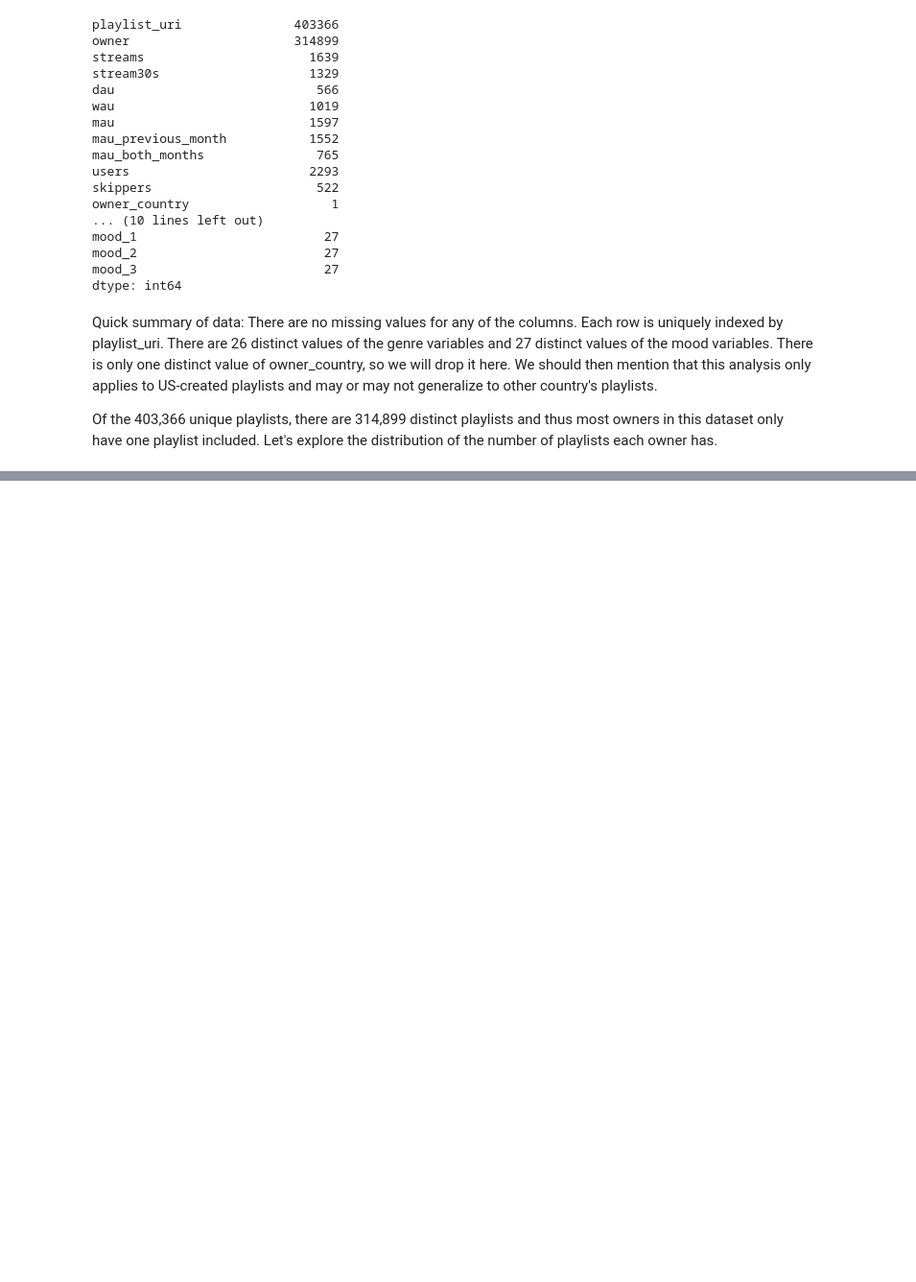
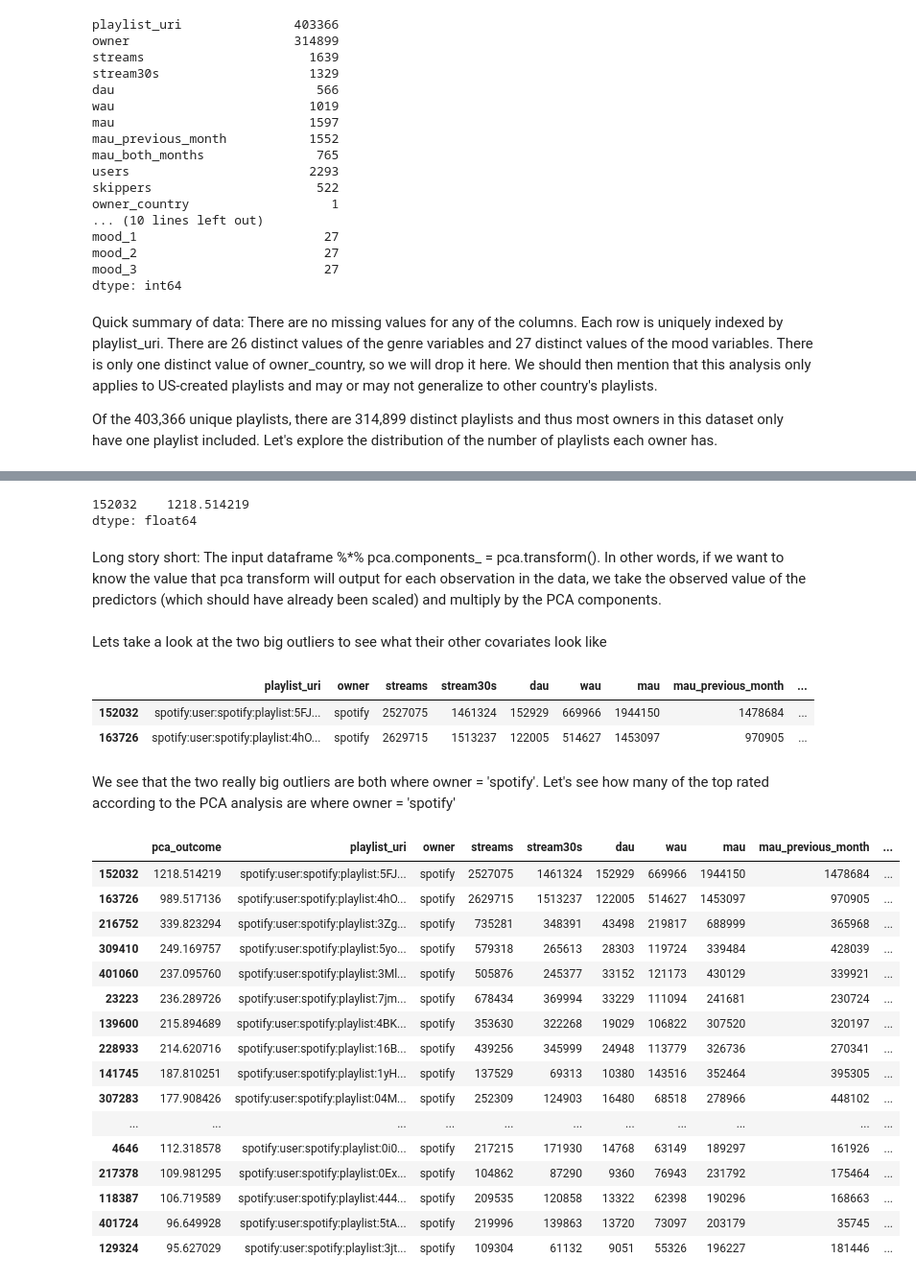
Before and after one commit to briedle-lilly/spotify_work, a Jupyter notebook: explore_data.ipynb, the cells around one changed output, grey strips where cells are left out. Shown at 96% size. Cells and saved outputs as stored; diff of their text form; code cells hidden in the pictures; blank space fills up the shorter version.

```diff
--- a/explore_data.ipynb
+++ b/explore_data.ipynb
@@ -85,0 +162,5 @@ data.head()
+# %%
+outcomes = (data.
+           set_index('playlist_uri').
+           loc[:, ['streams', 'stream30s', 'dau', 'wau', 'mau', 'mau_previous_month', 'mau_both_months', 'users',
+                  'monthly_stream30s', 'monthly_owner_stream30s']])
@@ -85,0 +193,2 @@ data.head()
+# %%
+outcomes = outcomes.drop(columns = 'monthly_owner_stream30s')
@@ -85,0 +211,6 @@ data.head()
+# %%
+outcomes_scaled = preprocessing.scale(outcomes)
+#pca = decomposition.PCA(n_components = 'mle')
+pca = decomposition.PCA(n_components = 1)
+pca.fit(outcomes_scaled)
+outcomes_pca = pca.transform(outcomes_scaled)
@@ -85,0 +239,3 @@ data.head()
+# %%
+outcomes_pca_df = pd.DataFrame(outcomes_pca)
+outcomes_pca_df = outcomes_pca_df.rename(columns = {0: 'pca_outcome'})
@@ -85,0 +259,39 @@ data.head()
+# %%
+biggest_multiplied.sum(axis = 1)
+# %% [output]
+152032    1218.514219
+dtype: float64
+# %% [markdown]
+Long story short: The input dataframe %*% pca.components_ = pca.transform().  In other words, if we want to know the value that pca transform will output for each observation in the data, we take the observed value of the predictors (which should have already been scaled) and multiply by the PCA components.
+# %% [markdown]
+Lets take a look at the two big outliers to see what their other covariates look like
+# %%
+outliers = data.iloc[[152032, 163726], :]
+outliers
+# %% [output]
+|  | playlist_uri | owner | streams | stream30s | dau | wau | mau | mau_previous_month | ... |
+| 152032 | spotify:user:spotify:playlist:5FJ... | spotify | 2527075 | 1461324 | 152929 | 669966 | 1944150 | 1478684 | ... |
+| 163726 | spotify:user:spotify:playlist:4hO... | spotify | 2629715 | 1513237 | 122005 | 514627 | 1453097 | 970905 | ... |
+# %% [markdown]
+We see that the two really big outliers are both where owner = 'spotify'.  Let's see how many of the top rated according to the PCA analysis are where owner = 'spotify'
+# %%
+data_pca = outcomes_pca_df.join(data).sort_values('pca_outcome', ascending = False)
+data_pca.head(30)
+# %% [output]
+|  | pca_outcome | playlist_uri | owner | streams | stream30s | dau | wau | mau | mau_previous_month | ... |
+| 152032 | 1218.514219 | spotify:user:spotify:playlist:5FJ... | spotify | 2527075 | 1461324 | 152929 | 669966 | 1944150 | 1478684 | ... |
+| 163726 | 989.517136 | spotify:user:spotify:playlist:4hO... | spotify | 2629715 | 1513237 | 122005 | 514627 | 1453097 | 970905 | ... |
+| 216752 | 339.823294 | spotify:user:spotify:playlist:3Zg... | spotify | 735281 | 348391 | 43498 | 219817 | 688999 | 365968 | ... |
+| 309410 | 249.169757 | spotify:user:spotify:playlist:5yo... | spotify | 579318 | 265613 | 28303 | 119724 | 339484 | 428039 | ... |
+| 401060 | 237.095760 | spotify:user:spotify:playlist:3Ml... | spotify | 505876 | 245377 | 33152 | 121173 | 430129 | 339921 | ... |
+| 23223 | 236.289726 | spotify:user:spotify:playlist:7jm... | spotify | 678434 | 369994 | 33229 | 111094 | 241681 | 230724 | ... |
+| 139600 | 215.894689 | spotify:user:spotify:playlist:4BK... | spotify | 353630 | 322268 | 19029 | 106822 | 307520 | 320197 | ... |
+| 228933 | 214.620716 | spotify:user:spotify:playlist:16B... | spotify | 439256 | 345999 | 24948 | 113779 | 326736 | 270341 | ... |
+| 141745 | 187.810251 | spotify:user:spotify:playlist:1yH... | spotify | 137529 | 69313 | 10380 | 143516 | 352464 | 395305 | ... |
+| 307283 | 177.908426 | spotify:user:spotify:playlist:04M... | spotify | 252309 | 124903 | 16480 | 68518 | 278966 | 448102 | ... |
+| ... | ... | ... | ... | ... | ... | ... | ... | ... | ... | ... |
+| 4646 | 112.318578 | spotify:user:spotify:playlist:0i0... | spotify | 217215 | 171930 | 14768 | 63149 | 189297 | 161926 | ... |
+| 217378 | 109.981295 | spotify:user:spotify:playlist:0Ex... | spotify | 104862 | 87290 | 9360 | 76943 | 231792 | 175464 | ... |
+| 118387 | 106.719589 | spotify:user:spotify:playlist:444... | spotify | 209535 | 120858 | 13322 | 62398 | 190296 | 168663 | ... |
+| 401724 | 96.649928 | spotify:user:spotify:playlist:5tA... | spotify | 219996 | 139863 | 13720 | 73097 | 203179 | 35745 | ... |
+| 129324 | 95.627029 | spotify:user:spotify:playlist:3jt... | spotify | 109304 | 61132 | 9051 | 55326 | 196227 | 181446 | ... |
```
Also changed, not shown: parts of 39 cells of this notebook.
